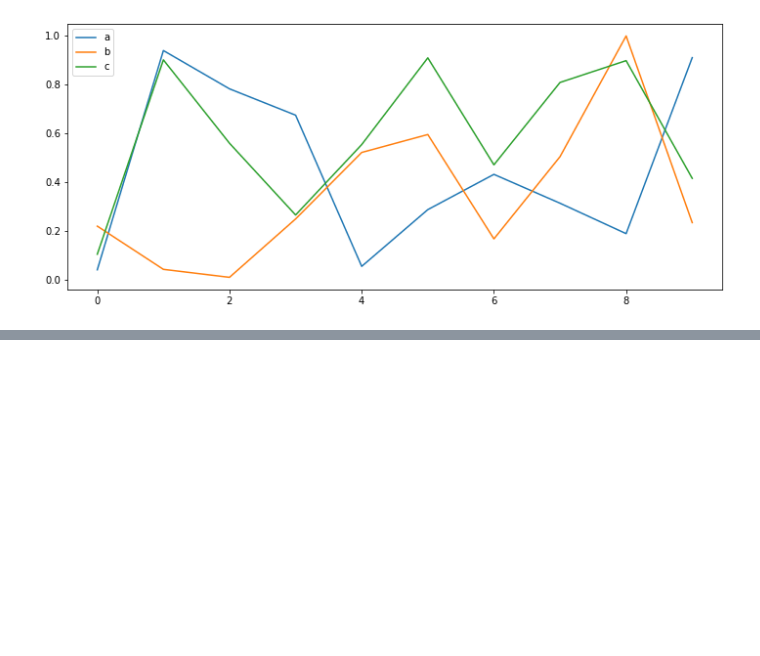
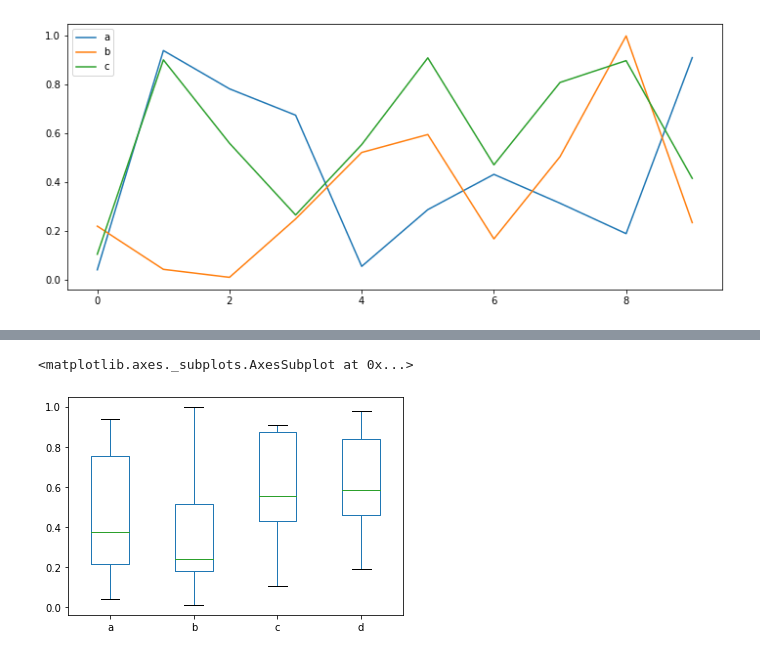
Before and after one commit to ducksfrogs/pystats, a Jupyter notebook: timeSeries/visualiz.ipynb, the cells around one changed output, grey strips where cells are left out. Drawn from its saved outputs; the diff is of its cells as text; code cells hidden in the pictures; blank space fills up the shorter version.

```diff
--- a/timeSeries/visualiz.ipynb
+++ b/timeSeries/visualiz.ipynb
@@ -73,0 +84,5 @@ df2.plot.line(y=['a','b','c'],figsize=(12,5))
+# %%
+df2.plot.box()
+# %% [output]
+<matplotlib.axes._subplots.AxesSubplot at 0x...>
+[figure, added]
```
Also changed, not shown: parts of 17 cells of this notebook, 14 other files.
